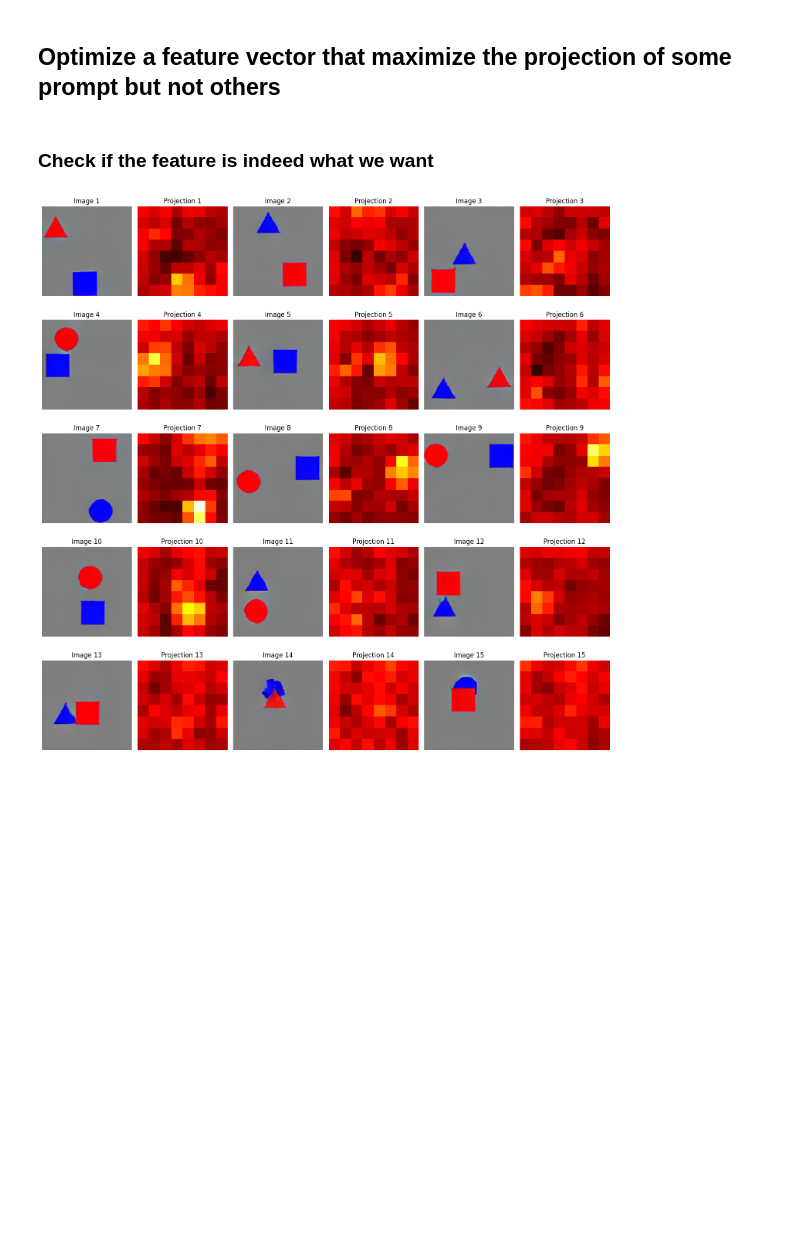
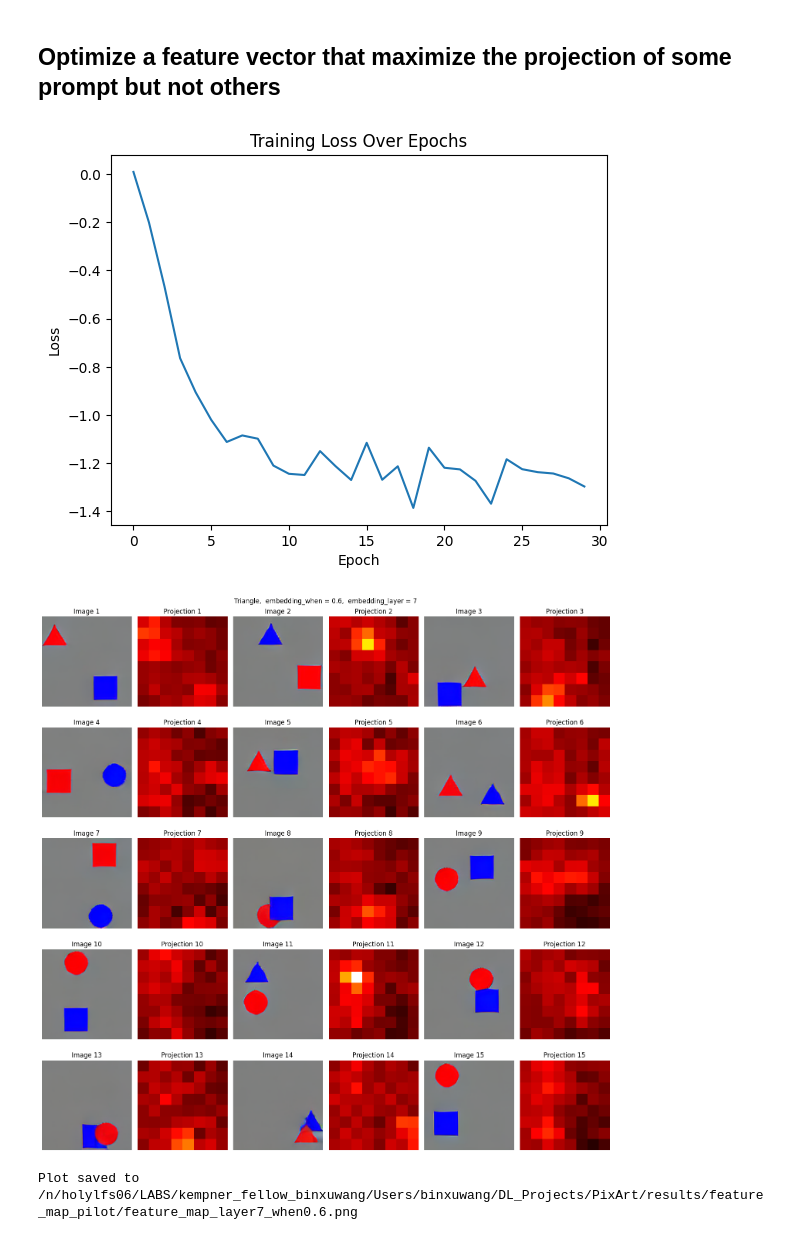
Before and after one commit to Animadversio/DiffusionObjectRelation, a Jupyter notebook: notebooks/find_features.ipynb, the cells around one changed output. Saved outputs shown, nothing was run; the diff lists cells and outputs as text; code cells hidden in the pictures; blank space fills up the shorter version.

```diff
--- a/notebooks/find_features.ipynb
+++ b/notebooks/find_features.ipynb
@@ -668,2 +711,0 @@ plt.title('Training Loss Over Epochs')
-# %% [markdown]
-### Check if the feature is indeed what we want
@@ -681,32 +712,6 @@ projection = all_embeddings_tensor @ embedding_vector
-# %%
-from PIL import Image
-import matplotlib.pyplot as plt
-batch_idx = 0
-
-import matplotlib.pyplot as plt
-
-fig, axes = plt.subplots(5, 6, figsize=(15, 15))  # Adjusted figsize to reduce empty space
-
-# Determine the min and max values for the color scale
-vmin = projection.min().cpu().detach().numpy()
-vmax = projection.max().cpu().detach().numpy()
-
-for prompt_idx in range(15):
-    row = prompt_idx // 3
-    col = (prompt_idx % 3) * 2
-
-    # Display the image
-    axes[row, col].imshow(images[prompt_idx][batch_idx])
-    axes[row, col].axis('off')
-    axes[row, col].set_title(f'Image {prompt_idx + 1}')
-
-    # Display the corresponding projection
-    reshaped_projection = projection[prompt_idx][batch_idx].reshape(8, 8)
-    axes[row, col + 1].imshow(reshaped_projection.cpu().detach().numpy(), cmap='hot', vmin=vmin, vmax=vmax)
-    axes[row, col + 1].axis('off')
-    axes[row, col + 1].set_title(f'Projection {prompt_idx + 1}')
-
-plt.tight_layout()
-plt.show()
-# %% [output]
-[figure, removed]
+# %%
+optimize_feature_vector(epoch=30, embedding_when=0.6, embedding_layer=7)
+# %% [output]
+[figure, added]
+[figure, added]
+Plot saved to /n/holylfs06/LABS/kempner_fellow_binxuwang/Users/binxuwang/DL_Projects/PixArt/results/feature_map_pilot/feature_map_layer7_when0.6.png
```
Also changed, not shown: parts of 4 cells of this notebook, 2 other files.
